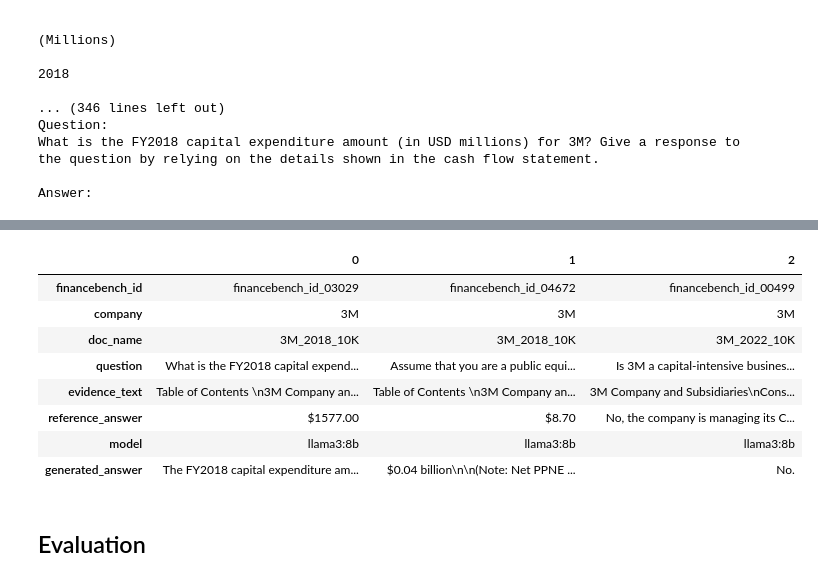
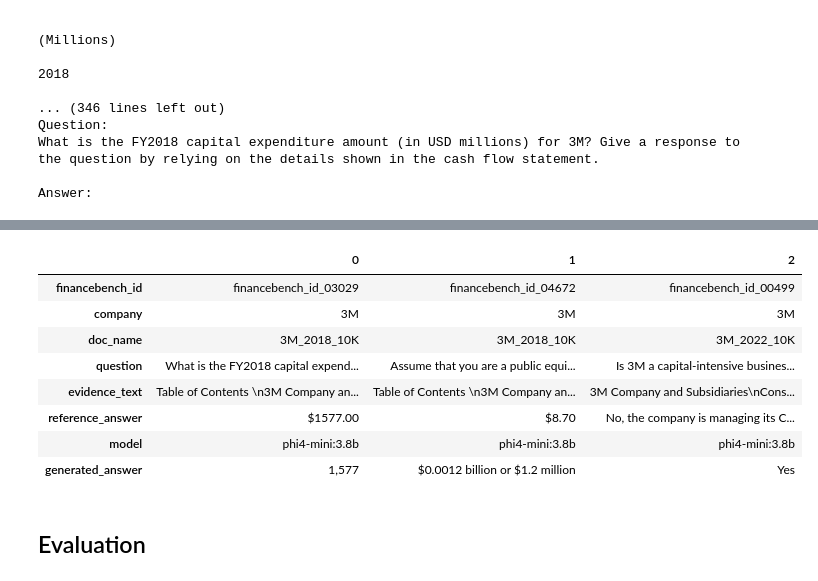
Before and after one commit to mkahe/finance-rag, a Jupyter notebook: labs/financebench_bm_llm_generation/main.ipynb, the cells around one changed output, grey strips where cells are left out. Cells and saved outputs as stored; diff of their text form; code cells hidden in the pictures.

```diff
--- a/labs/financebench_bm_llm_generation/main.ipynb
+++ b/labs/financebench_bm_llm_generation/main.ipynb
@@ -184,3 +174,13 @@ Question:
 What is the FY2018 capital expenditure amount (in USD millions) for 3M? Give a response to the question by relying on the details shown in the cash flow statement.
 
 Answer:
+# %%
+# Choose the model you want to run
+CURRENT_MODEL_NAME = "phi4-mini:3.8b"
+
+# Step 3B: LangChain Ollama LLM Setup for one selected model
+from langchain_community.llms import Ollama
+
+# Instantiate the selected model
+llm = Ollama(model=CURRENT_MODEL_NAME)
+print(f"LLM configured: {CURRENT_MODEL_NAME}")
@@ -187,59 +189,52 @@ Answer:
 # %%
-# Step 4: Run each question/context through each LLM, collect and store results
+# Step 4: Run inference for CURRENT_MODEL_NAME and save results
 from tqdm.auto import tqdm
 
-num_samples = 150  # Max = 150
+num_samples = 150  # Adjust as needed
 
 def extract_final_answer(llm_output):
-    """
-    Returns only the text after 'Answer:' in the LLM output, if present.
-    Otherwise returns the whole output.
-    """
     marker = "Answer:"
     if marker in llm_output:
-        # Split and take everything after the first occurrence of 'Answer:'
         return llm_output.split(marker, 1)[1].strip()
-    else:
-        return llm_output.strip()
+    return llm_output.strip()
 
-df_subset = df.head(num_samples)  # Creates a new DataFrame with the first N rows
+df_subset = df.head(num_samples)
 
 results = []
 
-for model_name, llm in llm_dict.items():
-    print(f"Running inference with model: {model_name}")
-    for idx, row in tqdm(df_subset.iterrows(), total=len(df_subset), desc=f"{model_name}"):
-        # Format the prompt
-        prompt = prompt_template.format(
-            context=row["evidence_text"],
-            question=row["question"]
-        )
-        # Call the LLM (LangChain wrapper)
-        try:
-            generated_answer = llm(prompt)
-            postprocessed_answer = extract_final_answer(generated_answer)
-        except Exception as e:
-            print(f"Error on row {idx}, model {model_name}: {e}")
-            postprocessed_answer = "ERROR: " + str(e)
+print(f"Running inference with model: {CURRENT_MODEL_NAME}")
+for idx, row in tqdm(df_subset.iterrows(), total=len(df_subset), desc=CURRENT_MODEL_NAME):
+    prompt = prompt_template.format(
+        context=row["evidence_text"],
+        question=row["question"]
+    )
+    try:
+        generated_answer = llm(prompt)
+        postprocessed_answer = extract_final_answer(generated_answer)
+    except Exception as e:
+        print(f"Error on row {idx}: {e}")
+        postprocessed_answer = "ERROR: " + str(e)
 
-        # Store results
-        results.append({
-            "financebench_id": row["financebench_id"],
-            "company": row["company"],
-            "doc_name": row["doc_name"],
-            "question": row["question"],
-            "evidence_text": row["evidence_text"],
-            "reference_answer": row["answer"],
-            "model": model_name,
-            "generated_answer": postprocessed_answer
-        })
+    results.append({
+        "financebench_id": row["financebench_id"],
+        "company": row["company"],
+        "doc_name": row["doc_name"],
+        "question": row["question"],
+        "evidence_text": row["evidence_text"],
+        "reference_answer": row["answer"],
+        "model": CURRENT_MODEL_NAME,
+        "generated_answer": postprocessed_answer
+    })
 
-# Convert results to DataFrame
 results_df = pd.DataFrame(results)
+
+# Sanitize model name for filenames
+model_filename = CURRENT_MODEL_NAME.replace(":", "_").replace("/", "_")
+
+# Save to files
+results_df.to_csv(f"financebench_llm_results__{model_filename}.csv", index=False)
+results_df.to_json(f"financebench_llm_results__{model_filename}.json", orient="records", lines=True)
+
 print("Preview of results:")
 display(results_df.head(3).T)
-
-# Save results for future evaluation
-results_df.to_csv("financebench_llm_results.csv", index=False)
-results_df.to_json("financebench_llm_results.json", orient="records", lines=True)
 # %% [output]
@@ -249,12 +243,12 @@ Preview of results:
 |  | 0 | 1 | 2 |
 | financebench_id | financebench_id_03029 | financebench_id_04672 | financebench_id_00499 |
 | company | 3M | 3M | 3M |
 | doc_name | 3M_2018_10K | 3M_2018_10K | 3M_2022_10K |
 | question | What is the FY2018 capital expend... | Assume that you are a public equi... | Is 3M a capital-intensive busines... |
 | evidence_text | Table of Contents \n3M Company an... | Table of Contents \n3M Company an... | 3M Company and Subsidiaries\nCons... |
 | reference_answer | $1577.00 | $8.70 | No, the company is managing its C... |
-| model | llama3:8b | llama3:8b | llama3:8b |
-| generated_answer | The FY2018 capital expenditure am... | $0.04 billion\n\n(Note: Net PPNE ... | No. |
+| model | phi4-mini:3.8b | phi4-mini:3.8b | phi4-mini:3.8b |
+| generated_answer | 1,577 | $0.0012 billion or $1.2 million | Yes |
 # %% [markdown]
 ## Evaluation
 # %%
```
Also changed, not shown: parts of 14 cells of this notebook, 8 other files.
